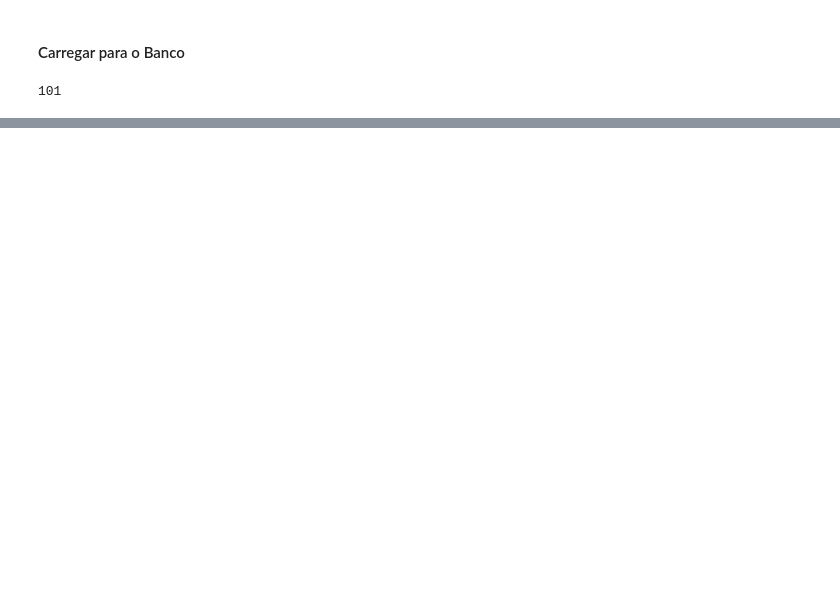
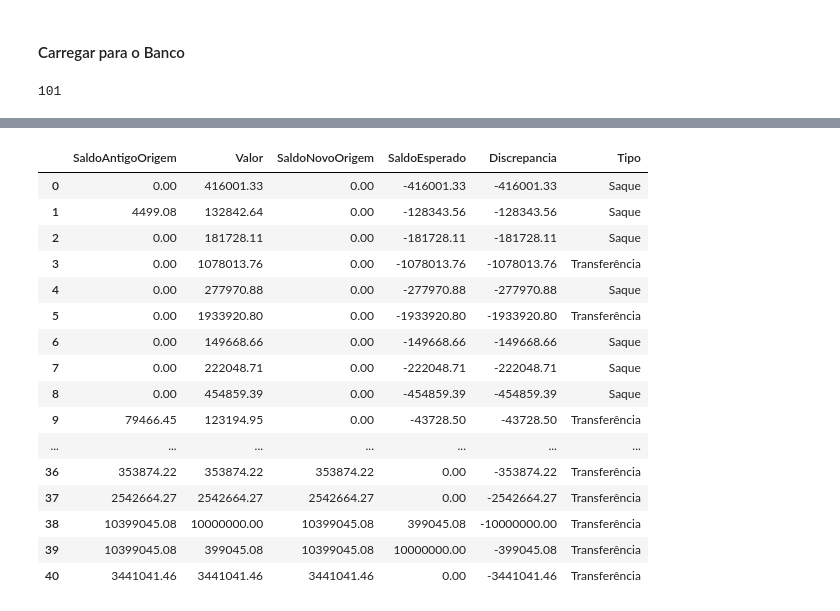
Before and after one commit to DanielsOfficial0102/FraudDetection-BlueShiftAcademy, a Jupyter notebook: ETL.ipynb, the cells around one changed output, grey strips where cells are left out. Drawn from its saved outputs; the diff is of its cells as text; code cells hidden in the pictures; blank space fills up the shorter version.

Commit message:
Update ETL.ipynb
Análises de fraudes com o dataframe dentro do sql.

```diff
--- a/ETL.ipynb
+++ b/ETL.ipynb
@@ -28,7 +46,7 @@ client = SecretClient(vault_url=KEY_VAULT_URL, credential=credential)
 credential = DefaultAzureCredential()
 
 # Criar o cliente do Blob Service
-blob_service_client = BlobServiceClient(account_url="https://daniel.santos.blob.core.windows.net", credential=credential)
+blob_service_client = BlobServiceClient(account_url="https://matheus.faneco.blob.core.windows.net", credential=credential)
 
 # Nome do segredo que queremos pegar
 secret_blob_name = 'stg-academy-nome'
@@ -221,3 +246,15 @@ O DataFrame contém valores nulos? Não
 df.to_sql('projeto_daniel_danillo_matheus', con=engine, if_exists='replace', index=False)
 # %% [output]
 101
+# %%
+# Nome da tabela
+table_name = "projeto_daniel_danillo_matheus"
+schema = "dbo"  # Esquema da tabela, geralmente é "dbo"
+
+# Carregar os dados da tabela em um DataFrame
+try:
+    df = pd.read_sql_table(table_name, engine, schema=schema)
+    print("Dados carregados com sucesso!")
+    print(df.head())  # Exibir os primeiros registros
+except Exception as e:
+    print(f"Erro ao carregar a tabela: {e}")
@@ -223,0 +294,11 @@ df.to_sql('projeto_daniel_danillo_matheus', con=engine, if_exists='replace', ind
+# %%
+#Faixas de valores
+bins = [0, 5000, 50000, float("inf")]
+labels = ["Baixo (<5.000)", "Médio (5.000-50.000)", "Alto (>50.000)"]
+
+#Criar uma nova coluna para categorização
+df["FaixaValor"] = pd.cut(df["Valor"], bins=bins, labels=labels, right=False)
+
+#Calculo de casos por faixa de valor
+fraude_por_faixa = df.groupby("FaixaValor", observed=True)["Fraude"].sum().sort_values(ascending=False)
+display(fraude_por_faixa)
@@ -223,0 +315,9 @@ df.to_sql('projeto_daniel_danillo_matheus', con=engine, if_exists='replace', ind
+# %%
+#Filtrar apenas transações onde temos fraudes
+df_fraude = df[df["Fraude"] == 1].copy()
+
+#Calcular o saldo esperado (saldo anterior menos o valor da transação)
+df_fraude["SaldoEsperado"] = df_fraude["SaldoAntigoOrigem"] - df_fraude["Valor"]
+
+#Calcular a discrepância entre o saldo esperado e o saldo real
+df_fraude["Discrepancia"] = df_fraude["SaldoEsperado"] - df_fraude["SaldoNovoOrigem"]
@@ -223,0 +343,29 @@ df.to_sql('projeto_daniel_danillo_matheus', con=engine, if_exists='replace', ind
+# %%
+import numpy as np
+
+#Definir uma tolerância - margem de error
+tolerancia = 1e-6
+
+#Filtrar discrepâncias que estão fora da margem de erro
+df_discrepancias = df_fraude[np.abs(df_fraude["Discrepancia"]) > tolerancia].reset_index()
+
+#Exibir resultados relevantes
+display(df_discrepancias[["SaldoAntigoOrigem", "Valor", "SaldoNovoOrigem", "SaldoEsperado", "Discrepancia", "Tipo"]])
+# %% [output]
+|  | SaldoAntigoOrigem | Valor | SaldoNovoOrigem | SaldoEsperado | Discrepancia | Tipo |
+| 0 | 0.00 | 416001.33 | 0.00 | -416001.33 | -416001.33 | Saque |
+| 1 | 4499.08 | 132842.64 | 0.00 | -128343.56 | -128343.56 | Saque |
+| 2 | 0.00 | 181728.11 | 0.00 | -181728.11 | -181728.11 | Saque |
+| 3 | 0.00 | 1078013.76 | 0.00 | -1078013.76 | -1078013.76 | Transferência |
+| 4 | 0.00 | 277970.88 | 0.00 | -277970.88 | -277970.88 | Saque |
+| 5 | 0.00 | 1933920.80 | 0.00 | -1933920.80 | -1933920.80 | Transferência |
+| 6 | 0.00 | 149668.66 | 0.00 | -149668.66 | -149668.66 | Saque |
+| 7 | 0.00 | 222048.71 | 0.00 | -222048.71 | -222048.71 | Saque |
+| 8 | 0.00 | 454859.39 | 0.00 | -454859.39 | -454859.39 | Saque |
+| 9 | 79466.45 | 123194.95 | 0.00 | -43728.50 | -43728.50 | Transferência |
+| ... | ... | ... | ... | ... | ... | ... |
+| 36 | 353874.22 | 353874.22 | 353874.22 | 0.00 | -353874.22 | Transferência |
+| 37 | 2542664.27 | 2542664.27 | 2542664.27 | 0.00 | -2542664.27 | Transferência |
+| 38 | 10399045.08 | 10000000.00 | 10399045.08 | 399045.08 | -10000000.00 | Transferência |
+| 39 | 10399045.08 | 399045.08 | 10399045.08 | 10000000.00 | -399045.08 | Transferência |
+| 40 | 3441041.46 | 3441041.46 | 3441041.46 | 0.00 | -3441041.46 | Transferência |
```
Also changed, not shown: parts of 30 cells of this notebook.
